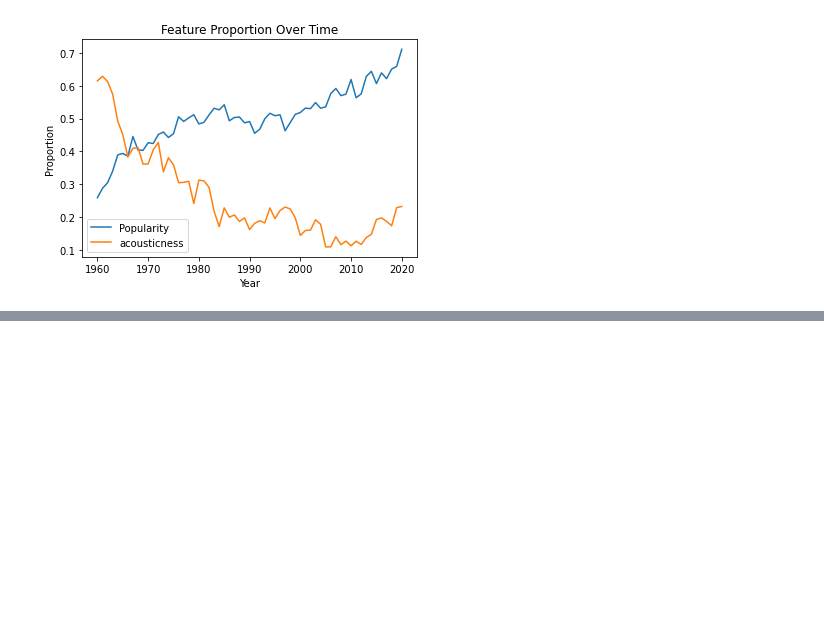
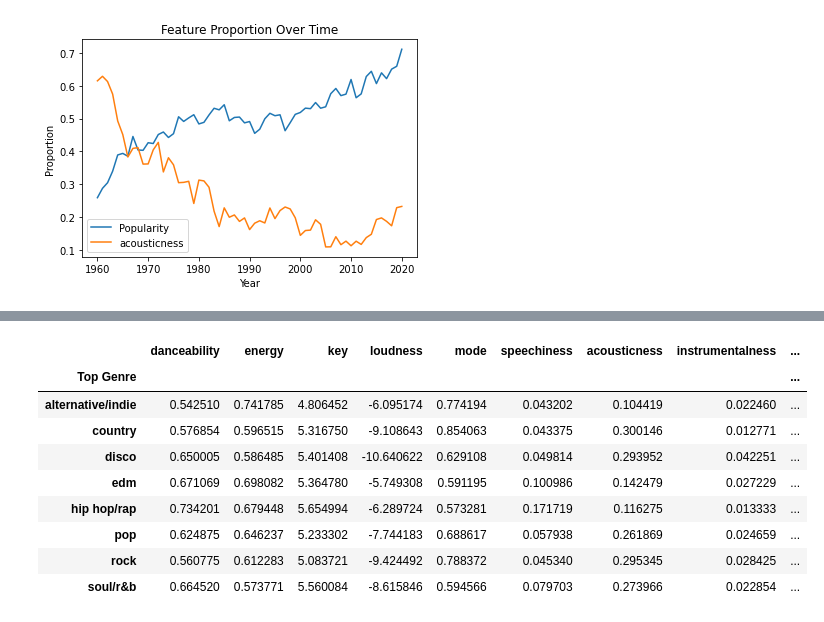
Before and after one commit to aholtz06/CMSC320_Final, a Jupyter notebook: src/Data_Exploration.ipynb, the cells around one changed output, grey strips where cells are left out. Saved outputs shown, nothing was run; the diff lists cells and outputs as text; code cells hidden in the pictures; blank space fills up the shorter version.

```diff
--- a/src/Data_Exploration.ipynb
+++ b/src/Data_Exploration.ipynb
@@ -110,0 +126,13 @@ display()
+# %%
+data.groupby('Top Genre').mean()[['danceability', 'energy', 'key', 'loudness', 'mode', 'speechiness', 'acousticness', 'instrumentalness', 'liveness', 'valence', 'tempo', 'duration_ms', 'time_signature']]
+# %% [output]
+|  | danceability | energy | key | loudness | mode | speechiness | acousticness | instrumentalness | ... |
+| Top Genre |  |  |  |  |  |  |  |  | ... |
+| alternative/indie | 0.542510 | 0.741785 | 4.806452 | -6.095174 | 0.774194 | 0.043202 | 0.104419 | 0.022460 | ... |
+| country | 0.576854 | 0.596515 | 5.316750 | -9.108643 | 0.854063 | 0.043375 | 0.300146 | 0.012771 | ... |
+| disco | 0.650005 | 0.586485 | 5.401408 | -10.640622 | 0.629108 | 0.049814 | 0.293952 | 0.042251 | ... |
+| edm | 0.671069 | 0.698082 | 5.364780 | -5.749308 | 0.591195 | 0.100986 | 0.142479 | 0.027229 | ... |
+| hip hop/rap | 0.734201 | 0.679448 | 5.654994 | -6.289724 | 0.573281 | 0.171719 | 0.116275 | 0.013333 | ... |
+| pop | 0.624875 | 0.646237 | 5.233302 | -7.744183 | 0.688617 | 0.057938 | 0.261869 | 0.024659 | ... |
+| rock | 0.560775 | 0.612283 | 5.083721 | -9.424492 | 0.788372 | 0.045340 | 0.295345 | 0.028425 | ... |
+| soul/r&b | 0.664520 | 0.573771 | 5.560084 | -8.615846 | 0.594566 | 0.079703 | 0.273966 | 0.022854 | ... |
```
Also changed, not shown: parts of 5 cells of this notebook.
